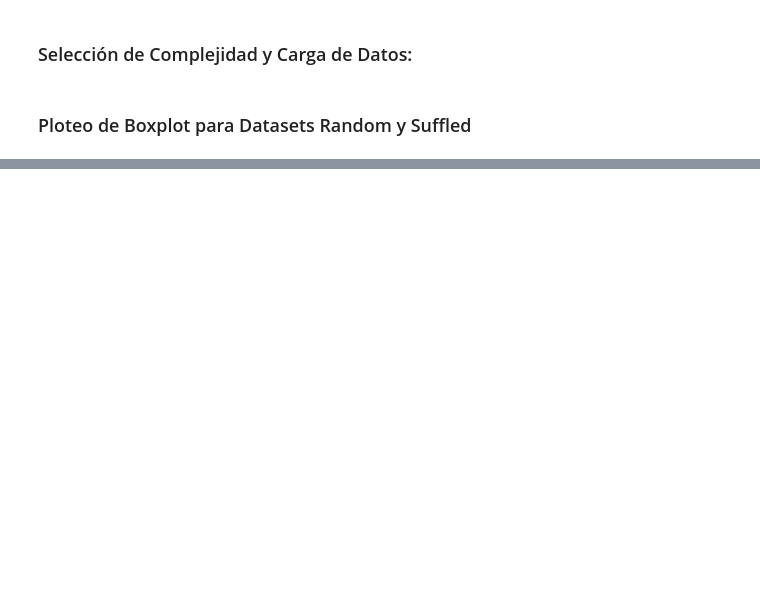
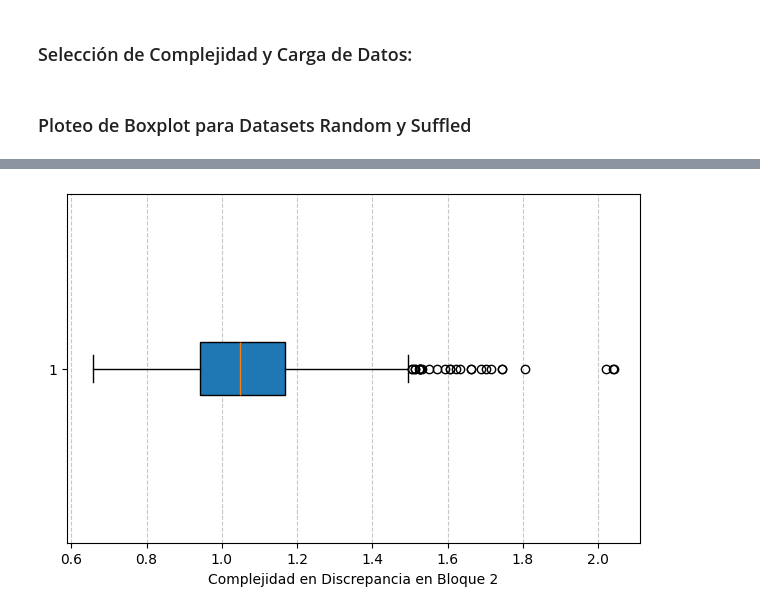
Before and after one commit to marianoOca/tesis, a Jupyter notebook: ploting_boxplots.ipynb, the cells around one changed output, grey strips where cells are left out. Saved outputs shown, nothing was run; the diff lists cells and outputs as text; code cells hidden in the pictures; blank space fills up the shorter version.

```diff
--- a/ploting_boxplots.ipynb
+++ b/ploting_boxplots.ipynb
@@ -165,0 +182,20 @@ plot_boxplot_with_and_without_outliers(rand_res, "Random")
+# %%
+import numpy as np
+Xs = np.matrix(shuf_res).A
+mean_s = Xs.mean(axis=0)
+def plot_original_over_shufled_boxplot() ->  None:
+    plt.figure(figsize=(6, 4), layout='constrained')
+    quotient = np.divide(np.array(orig_res), mean_s)
+    plt.boxplot(quotient, vert=False, patch_artist=True)
+
+    #plt.title(title)
+    plt.xlabel("Compl. " + complexity + " / Prom. " + complexity + " Shuffled")
+    plt.xlabel("Complejidad en " + complexity)
+    plt.grid(True, axis='x', linestyle='--', alpha=0.7)
+    plt.show()
+
+    plt.show()
+
+plot_original_over_shufled_boxplot()
+# %% [output]
+[figure, added]
```
Also changed, not shown: parts of 8 cells of this notebook, 2 other files.
